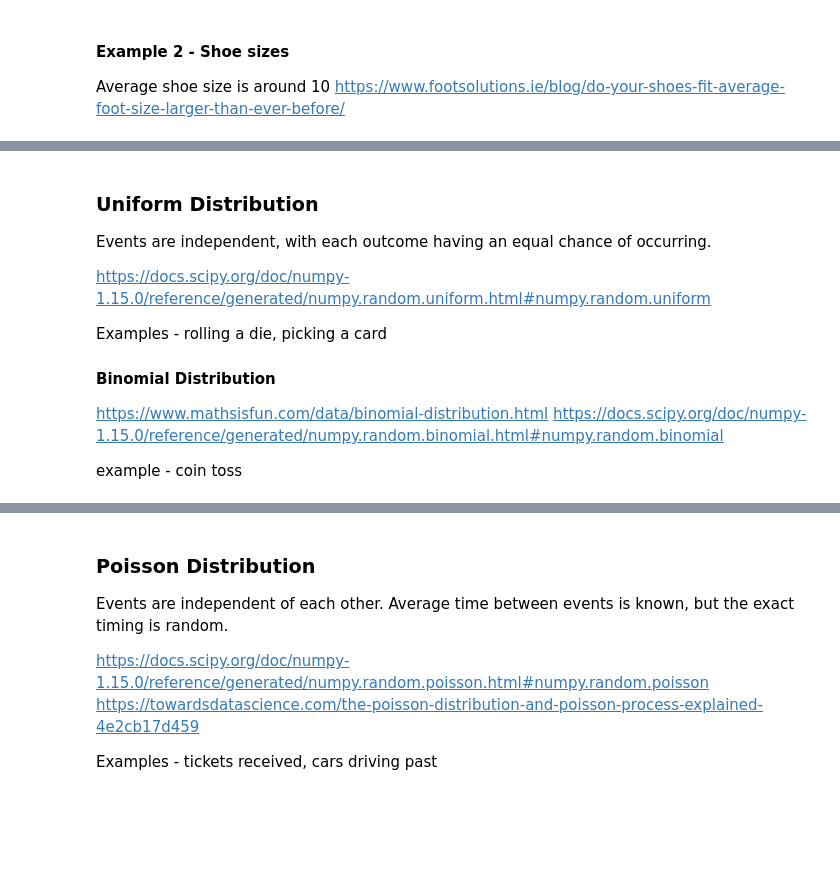
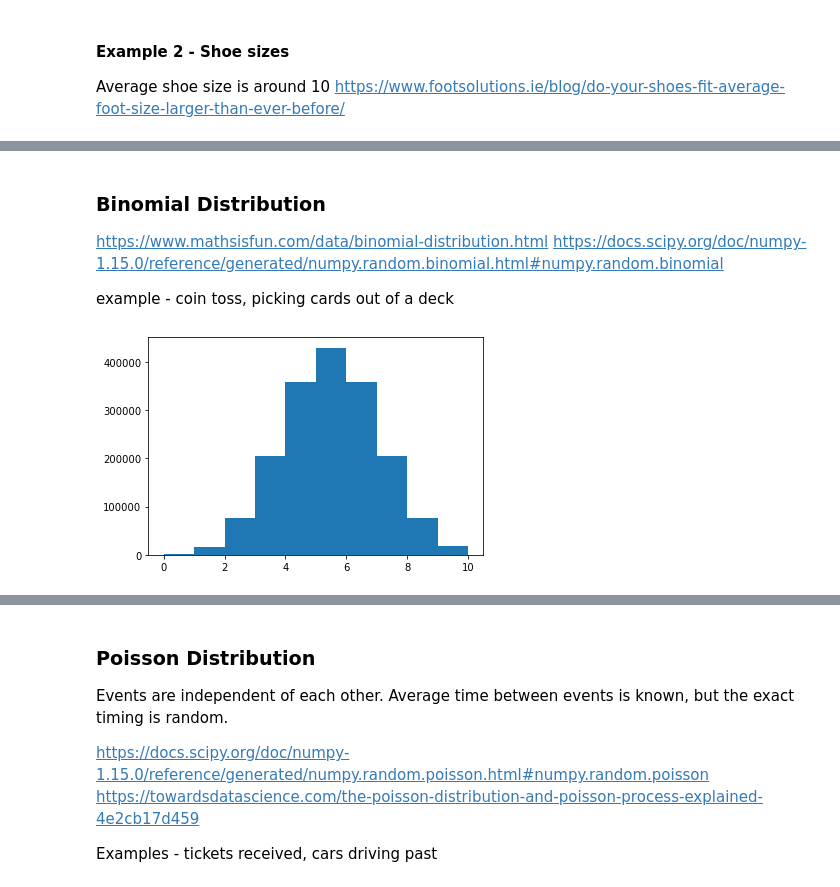
Before and after one commit to OtherBrian/pda-np.random, a Jupyter notebook: Numpy.Random.ipynb, the cells around one changed output, grey strips where cells are left out. Saved outputs shown, nothing was run; the diff lists cells and outputs as text; code cells hidden in the pictures; blank space fills up the shorter version.

Commit message:
Created examples of binomial distribution.

```diff
--- a/Numpy.Random.ipynb
+++ b/Numpy.Random.ipynb
@@ -66,15 +69,17 @@ plt.hist(shoes);
 # %% [markdown]
-### Uniform Distribution
-
-Events are independent, with each outcome having an equal chance of occurring.
-
-https://docs.scipy.org/doc/numpy-1.15.0/reference/generated/numpy.random.uniform.html#numpy.random.uniform
-
-Examples - rolling a die, picking a card
-
-#### Binomial Distribution
+### Binomial Distribution
 
 https://www.mathsisfun.com/data/binomial-distribution.html
 https://docs.scipy.org/doc/numpy-1.15.0/reference/generated/numpy.random.binomial.html#numpy.random.binomial
 
-example - coin toss
+example - coin toss, picking cards out of a deck
+# %%
+
+#np.random.binomial(number of trials, probability, size)
+# Example 1 - Coin toss
+
+#1 = head, 0 = tail
+rolls = np.random.binomial(10, 0.5, population)
+plt.hist(rolls);
+# %% [output]
+[figure, added]
```
Also changed, not shown: parts of 4 cells of this notebook.
